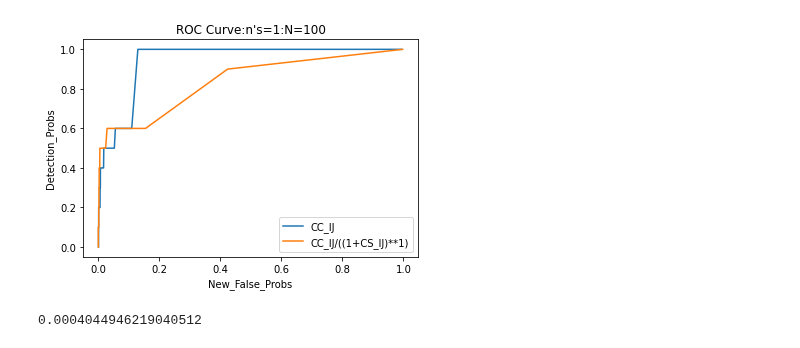
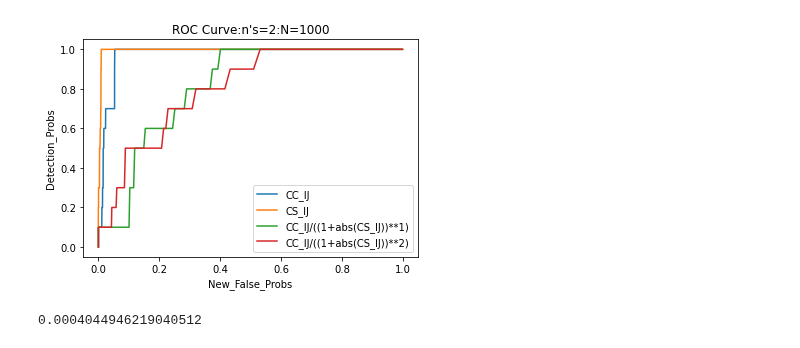
Before and after one commit to mickbrawler/Waveforms, a Jupyter notebook: Onsource_Analysis.ipynb, the cells around one changed output. Cells and saved outputs as stored; diff of their text form; code cells hidden in the pictures.

Commit message:
Chi Square adjusted for ROC Curve.

```diff
--- a/Onsource_Analysis.ipynb
+++ b/Onsource_Analysis.ipynb
@@ -240,8 +240,7 @@ class OnSource:
 
                 # NEW ADDITION: Evaluates string (Exec gave issues... eval is the same concept though)
                 p = eval(stat)
-                listp = list(p)
-                rho_i.append(listp)
+                rho_i.append(list(p))
             self.RHO.update({ i : rho_i })
 
         self.stat = stat
@@ -255,21 +254,11 @@ class OnSource:
         # size of window, length of statistic values
         dn , L = math.floor(2*D/self.dt), len(RHO_ij)
 
-        # NEW ADDITION: Will switch to getting min's if chi square is statistic
-        if self.stat == "CS_IJ":
+        for i in range(0,L-(L%dn),dn):
+            rho_mod_D.append(max(RHO_ij[i:i+dn]))
 
-            for i in range(0,L-(L%dn),dn):
-                rho_mod_D.append(min(RHO_ij[i:i+dn]))
-
-            if (L-(L%dn)) != L :
-                rho_mod_D.append(min(RHO_ij[L-(L%dn):L]))
-        else:
-
-            for i in range(0,L-(L%dn),dn):
-                rho_mod_D.append(max(RHO_ij[i:i+dn]))
-
-            if (L-(L%dn)) != L :
-                rho_mod_D.append(max(RHO_ij[L-(L%dn):L]))
+        if (L-(L%dn)) != L :
+            rho_mod_D.append(max(RHO_ij[L-(L%dn):L]))
 
         return rho_mod_D
 
@@ -324,12 +313,6 @@ class OnSource:
         # sets current threshold value
         # NEW ADDITION: thrshld will need to actually decrease in order to find smallest chi-square
         thrshlds = np.linspace(T0,Tf,N)
-        oper = operator.gt
-
-        # NEW ADDITION: Threshold operations are altered accordingly
-        if self.stat == "CS_IJ":
-            thrshlds = np.linspace(T0,Tf,N)[::-1]
-            oper = operator.lt
 
         for thrshld in thrshlds:
 
@@ -343,7 +326,7 @@ class OnSource:
 
                 # Detection Probability
                 Max_FG_ij = max(self.RHO_MOD[i][1]) # max of onsources per trial
-                if oper(Max_FG_ij,thrshld):
+                if Max_FG_ij > thrshld:
                     Detect_count += 1
 
                 for j in range(PSPACE_LEN):
@@ -353,7 +336,7 @@ class OnSource:
                     N_BG_ij = len(RM_ij[RM_ij > FG_ij])
 
                     # NEW ADDITION: False Alarm probability
-                    falses_ij = len(RM_ij[oper(RM_ij,thrshld)])
+                    falses_ij = len(RM_ij[RM_ij > thrshld])
                     False_count += falses_ij
 
             # NEW ADDITION: Detection/False Alarm probability stats
@@ -370,11 +353,11 @@ class OnSource:
         if new_stat_only == True:
             stat_list = []
         else:
-            stat_list = ["CC_IJ"]
+            stat_list = ["CC_IJ","CS_IJ"]
 
         # different ^n rhos are appended
         for n in range(1,n_s+1):
-            rho = "CC_IJ/((1+CS_IJ)**{})".format(n)
+            rho = "CC_IJ/((1+abs(CS_IJ))**{})".format(n)
             stat_list.append(rho)
 
         stat_length = len(stat_list)
@@ -415,10 +398,10 @@ class OnSource:
         C = []
 
         while len(data[ii:]) >= len(template):
-            C.append(np.sum((data[ii: len(template) + ii] - template) ** 2))
+            C.append(-1 * np.sum((data[ii: len(template) + ii] - template) ** 2))
             ii += 1
 
         return C
 # %%
 # N_A, N_g, N_f, t0_tf, T, trials, filename, A0=1, Af=50, g0=0, gf=2, F0=90, Ff=110, N_t=1000
-x = OnSource(4, 4, 4, 4, 10, 10, N_t=250, seedn=5)
+x = OnSource(4, 4, 4, 4, 10, 10, N_t=250, seedn=2)
@@ -425,8 +412,8 @@ x = OnSource(4, 4, 4, 4, 10, 10, N_t=250, seedn=5)
 # %%
 # n_s, N -(3 - 4)
-x.ROC_Curve(1, 100, new_stat_only=False)
+x.ROC_Curve(2, 1000, new_stat_only=False)
 # %% [output]
-[figure, old version]
+[figure, new version]
 # %%
 x.pot_thresh0
 # %% [output]
```
Also changed, not shown: parts of 2 cells of this notebook.
